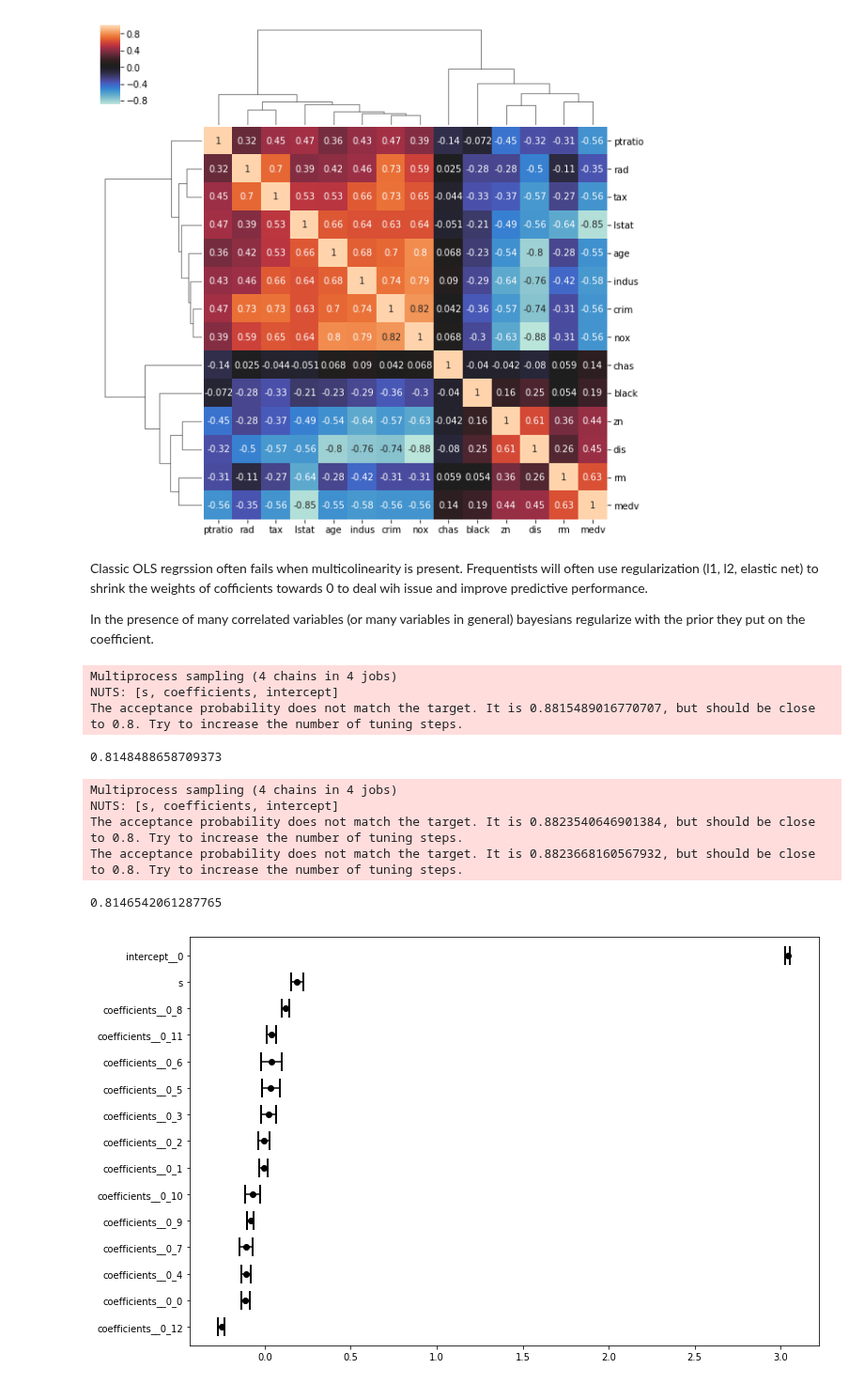
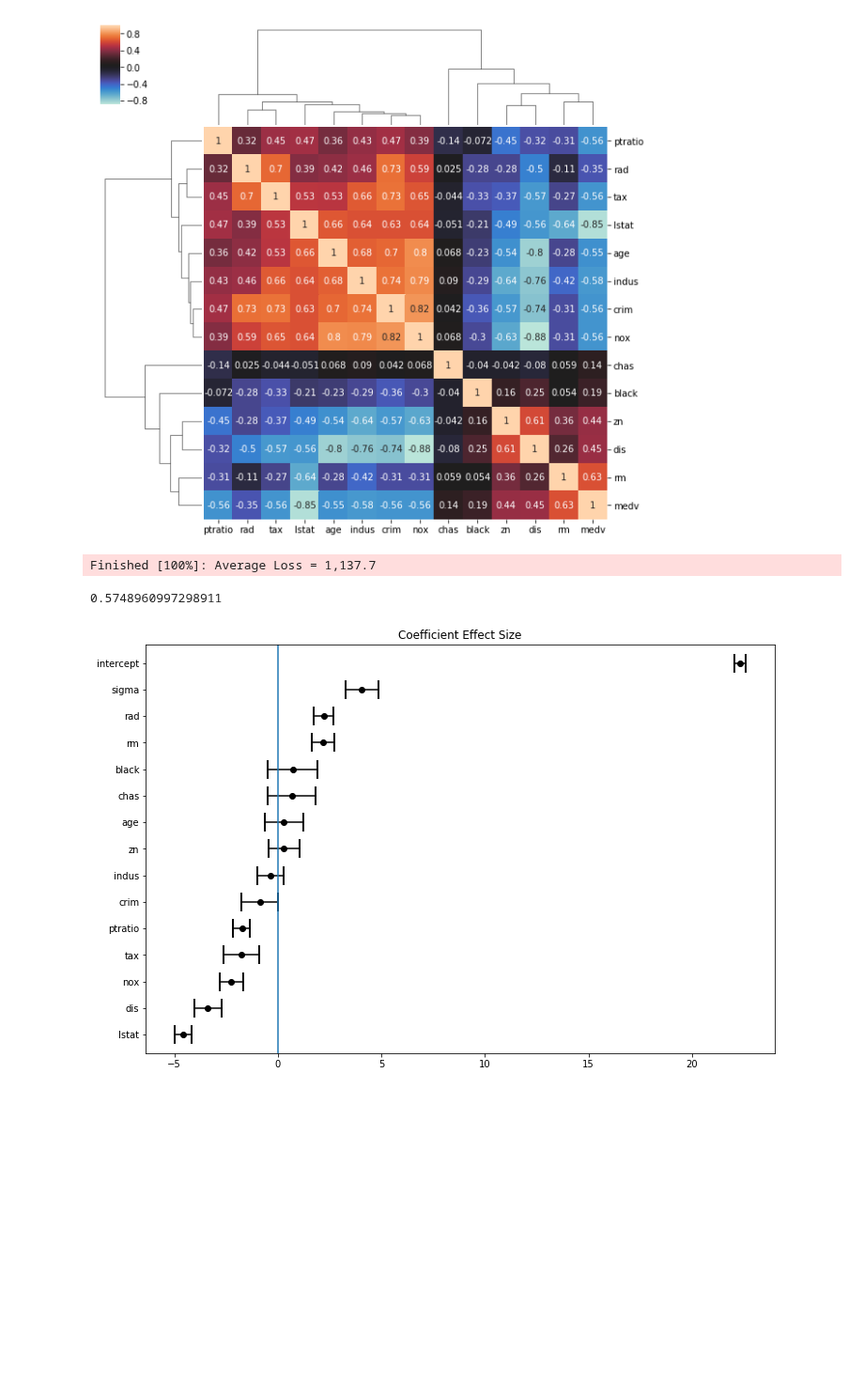
Before and after one commit to pysr1/pymc3_models, a Jupyter notebook: notebooks/Crocker_examples.ipynb, the cells around one changed output. Shown at 94% size. Drawn from its saved outputs; the diff is of its cells as text; code cells hidden in the pictures; blank space fills up the shorter version.

```diff
--- a/notebooks/Crocker_examples.ipynb
+++ b/notebooks/Crocker_examples.ipynb
@@ -64,10 +64,6 @@ sns.clustermap(df.corr(method = 'spearman'), annot = True,
 plt.show()
 # %% [output]
 [figure]
-# %% [markdown]
-Classic OLS regrssion often fails when multicolinearity is present.  Frequentists will often use regularization (l1, l2, elastic net) to shrink the weights of cofficients towards 0 to deal wih issue and improve predictive performance.
-
-In the presence of many correlated variables (or many variables in general) bayesians regularize with the prior they put on the coefficient.
 # %%
 # explanation of prior https://github.com/stan-dev/stan/wiki/Prior-Choice-Recommendations
 
@@ -75,7 +71,7 @@ from sklearn.model_selection import train_test_split
 from sklearn.preprocessing import StandardScaler
 
 X = df.drop('medv', 1)
-y = np.log(df['medv'])
+y = df['medv']
 
 X_train, X_test, y_train, y_test = train_test_split(X, y)
 scaler = StandardScaler().fit(X_train)
@@ -83,41 +79,35 @@ X_train = scaler.transform(X_train)
 X_test = scaler.transform(X_test)
 
 LR = LinearRegression()
-LR.fit(X_train, y_train, inference_type = 'nuts', scale = 1,
-      dof = 3)
+LR.fit(X_train, y_train, inference_type = 'advi', scale = 10,
+      dof = 30)
 
 LR.score(X_test, y_test)
 # %% [output]
-Multiprocess sampling (4 chains in 4 jobs)
-NUTS: [s, coefficients, intercept]
-The acceptance probability does not match the target. It is 0.8815489016770707, but should be close to 0.8. Try to increase the number of tuning steps.
+Finished [100%]: Average Loss = 1,137.7
-0.8148488658709373
+0.5748960997298911
-# %%
-from sklearn.model_selection import train_test_split
-from sklearn.preprocessing import StandardScaler
-
-LR = LinearRegression()
-# I prefer this prior for regression coefficients
-# It works better in this situation
-LR.fit(X_train, y_train, inference_type = 'nuts', scale = 1,
-      dof = 7)
-
-LR.score(X_test, y_test)
-# %% [output]
-Multiprocess sampling (4 chains in 4 jobs)
-NUTS: [s, coefficients, intercept]
-The acceptance probability does not match the target. It is 0.8823540646901384, but should be close to 0.8. Try to increase the number of tuning steps.
-The acceptance probability does not match the target. It is 0.8823668160567932, but should be close to 0.8. Try to increase the number of tuning steps.
-0.8146542061287765
 # %%
-coefs = LR.summary.reset_index().rename(columns = {'index' : 'coef'})
-ypa_ci = np.array(list(zip(-coefs['hpd_2.5'] + coefs['mean'],
-                            coefs['hpd_97.5'] - coefs['mean']))).T
+def plot_coef(model, X):
+    coefs = model.summary.reset_index().rename(columns = {'index' : 'coef'})
+    ypa_ci = np.array(list(zip(-coefs['hpd_2.5'] + coefs['mean'],
+                                coefs['hpd_97.5'] - coefs['mean']))).T
 
-coefs = coefs.sort_values('mean')
-plt.figure(figsize = (12, 8))
-plt.errorbar('mean', 'coef', xerr=ypa_ci, data=coefs, fmt='ko',
-             capthick=2, capsize=10, label=None)
-plt.show()
+
+    # Correct order coefficients are returned
+    coef = ['intercept']
+    for i in X.columns:
+        coef.append(i)
+    coef.append('sigma')
+    coefs['coef'] = coef
+    #coefs['coef'] = ['intercept', 'crim', 'zn', 'indus', 'chas', 'nox', 'rm', 'age', 'dis', 'rad', 'tax',
+    #       'ptratio', 'black', 'lstat', 'sigma']
+    coefs = coefs.sort_values('mean')
+    plt.figure(figsize = (12, 8))
+    plt.errorbar('mean', 'coef', xerr=ypa_ci, data=coefs, fmt='ko',
+                 capthick=2, capsize=10, label=None)
+    plt.title('Coefficient Effect Size')
+    plt.axvline(0)
+    plt.show()
+plot_coef(LR, X)
 # %% [output]
-[figure, old version]
+[figure, new version]
```
Also changed, not shown: parts of 6 cells of this notebook, 4 other files.
